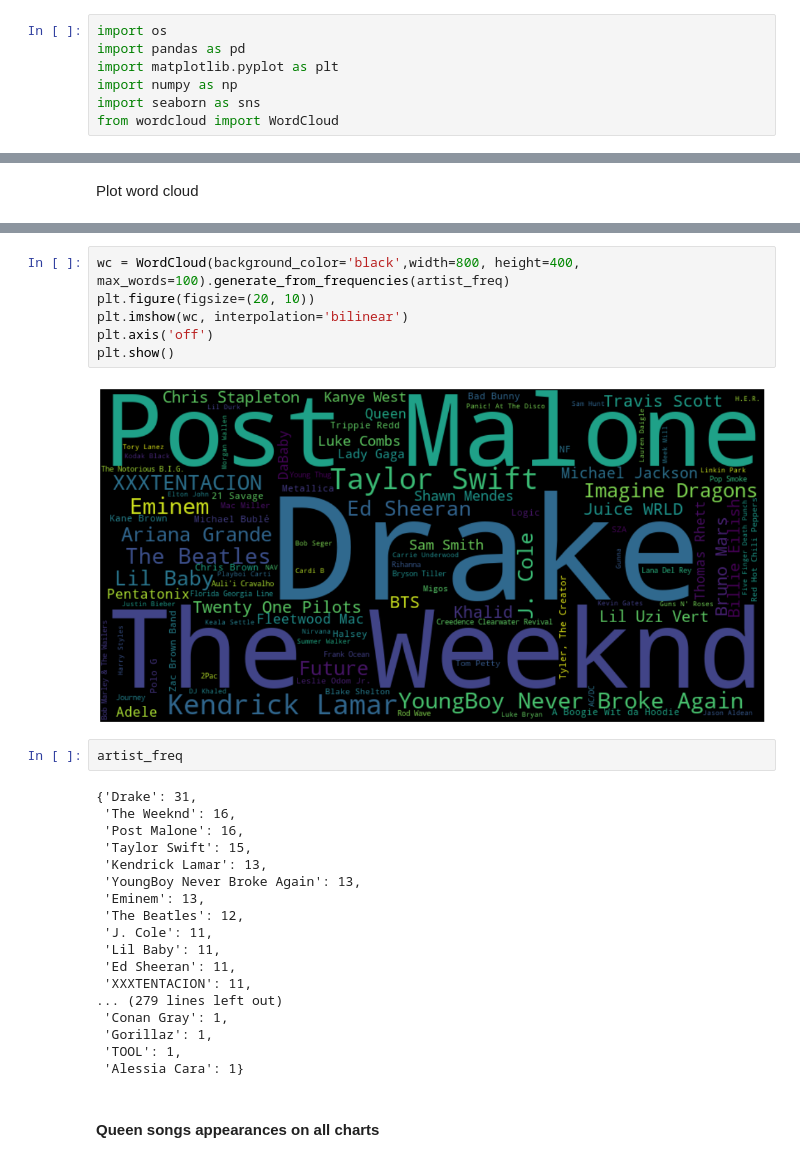
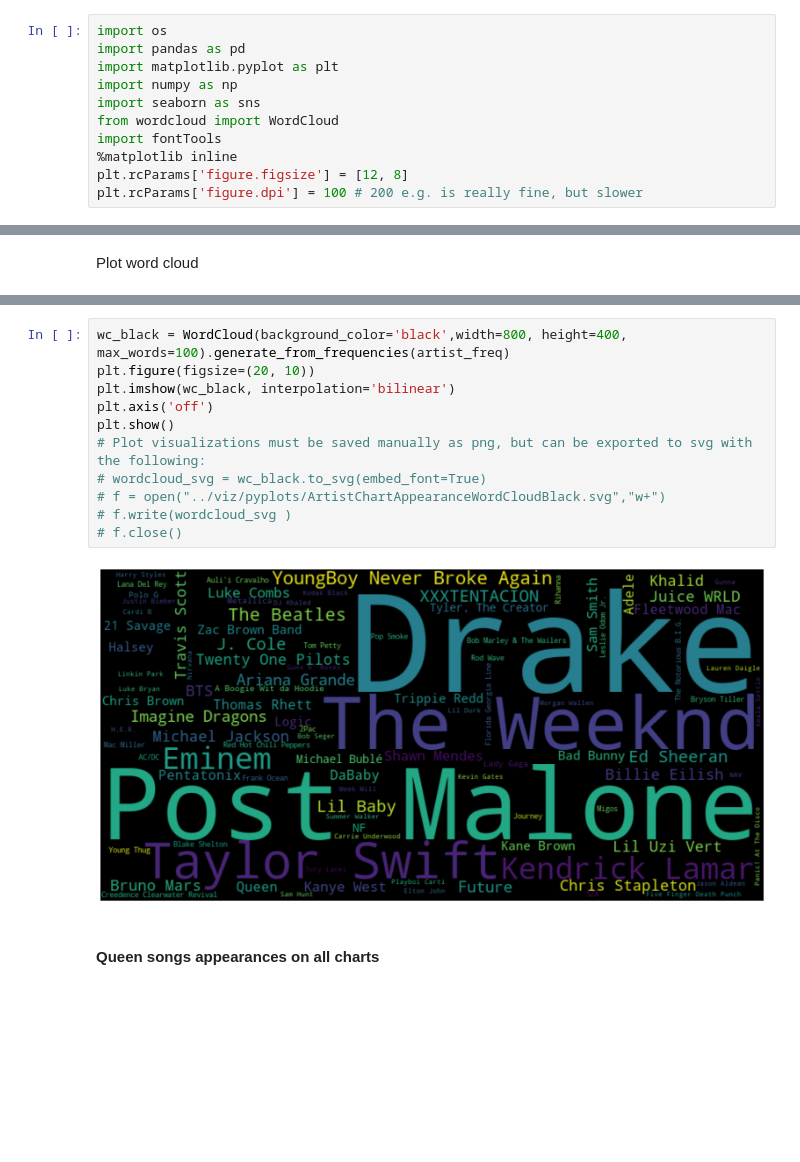
Before and after one commit to katieravenwood/Spotify-Five-Year-Analysis-Project, a Jupyter notebook: notebooks/ExploratoryAnalysis.ipynb, the cells around one changed output, grey strips where cells are left out. Saved outputs shown, nothing was run; the diff lists cells and outputs as text; blank space fills up the shorter version.

```diff
--- a/notebooks/ExploratoryAnalysis.ipynb
+++ b/notebooks/ExploratoryAnalysis.ipynb
@@ -9,5 +9,9 @@ import matplotlib.pyplot as plt
 import numpy as np
 import seaborn as sns
 from wordcloud import WordCloud
+import fontTools
+%matplotlib inline
+plt.rcParams['figure.figsize'] = [12, 8]
+plt.rcParams['figure.dpi'] = 100 # 200 e.g. is really fine, but slower
 # %% [markdown]
 ### Set Display Options
@@ -301,31 +470,16 @@ Plot word cloud
 # %%
-wc = WordCloud(background_color='black',width=800, height=400, max_words=100).generate_from_frequencies(artist_freq)
+wc_black = WordCloud(background_color='black',width=800, height=400, max_words=100).generate_from_frequencies(artist_freq)
 plt.figure(figsize=(20, 10))
-plt.imshow(wc, interpolation='bilinear')
+plt.imshow(wc_black, interpolation='bilinear')
 plt.axis('off')
 plt.show()
+# Plot visualizations must be saved manually as png, but can be exported to svg with the following:
+# wordcloud_svg = wc_black.to_svg(embed_font=True)
+# f = open("../viz/pyplots/ArtistChartAppearanceWordCloudBlack.svg","w+")
+# f.write(wordcloud_svg )
+# f.close()
 # %% [output]
-[figure, old version]
+[figure, new version]
-# %%
-artist_freq
-# %% [output]
-{'Drake': 31,
- 'The Weeknd': 16,
- 'Post Malone': 16,
- 'Taylor Swift': 15,
- 'Kendrick Lamar': 13,
- 'YoungBoy Never Broke Again': 13,
- 'Eminem': 13,
- 'The Beatles': 12,
- 'J. Cole': 11,
- 'Lil Baby': 11,
- 'Ed Sheeran': 11,
- 'XXXTENTACION': 11,
-... (279 lines left out)
- 'Conan Gray': 1,
- 'Gorillaz': 1,
- 'TOOL': 1,
- 'Alessia Cara': 1}
 # %% [markdown]
 #### Queen songs appearances on all charts
 # %%
```
Also changed, not shown: parts of 30 cells of this notebook, 12 other files.
